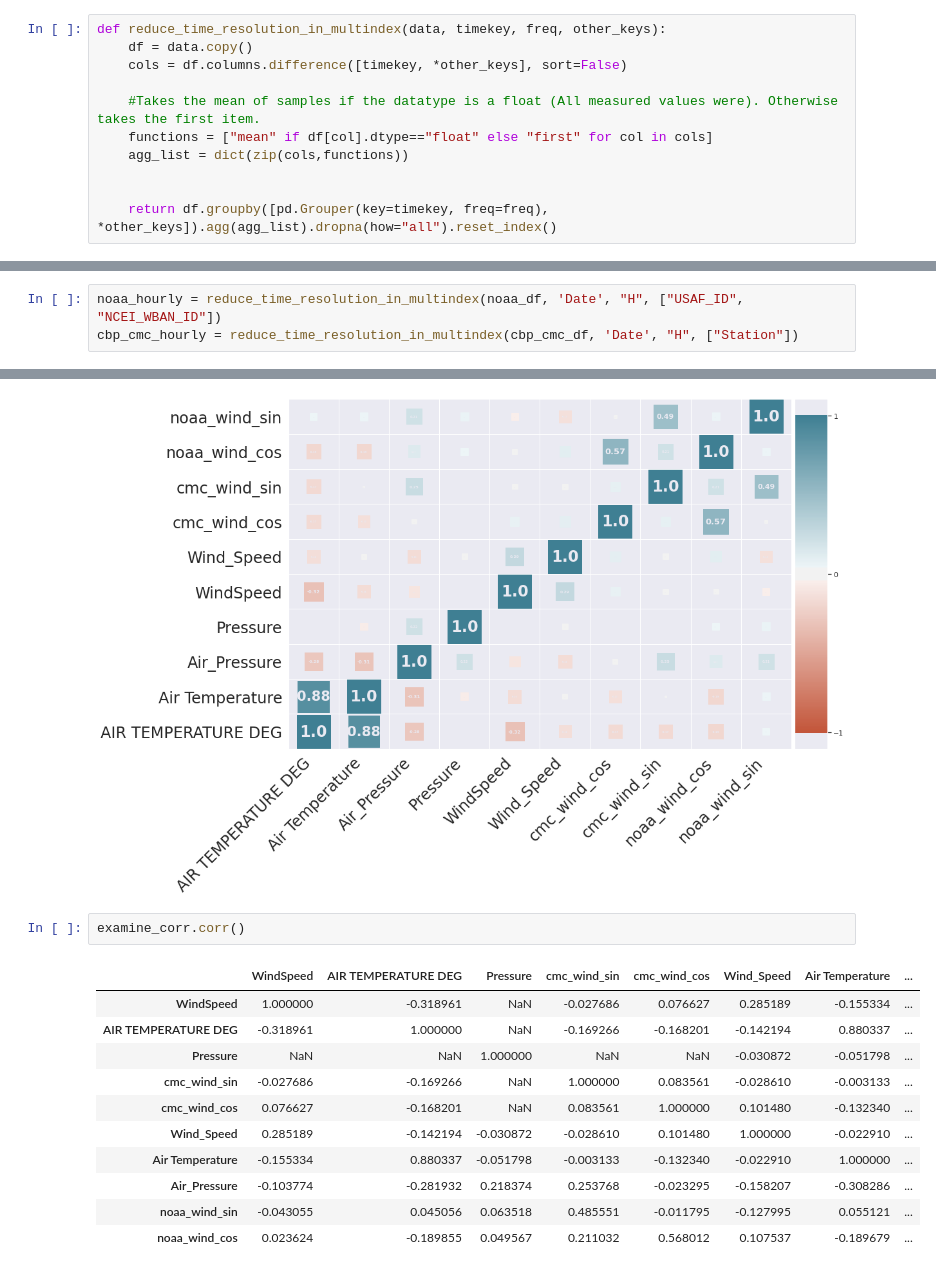
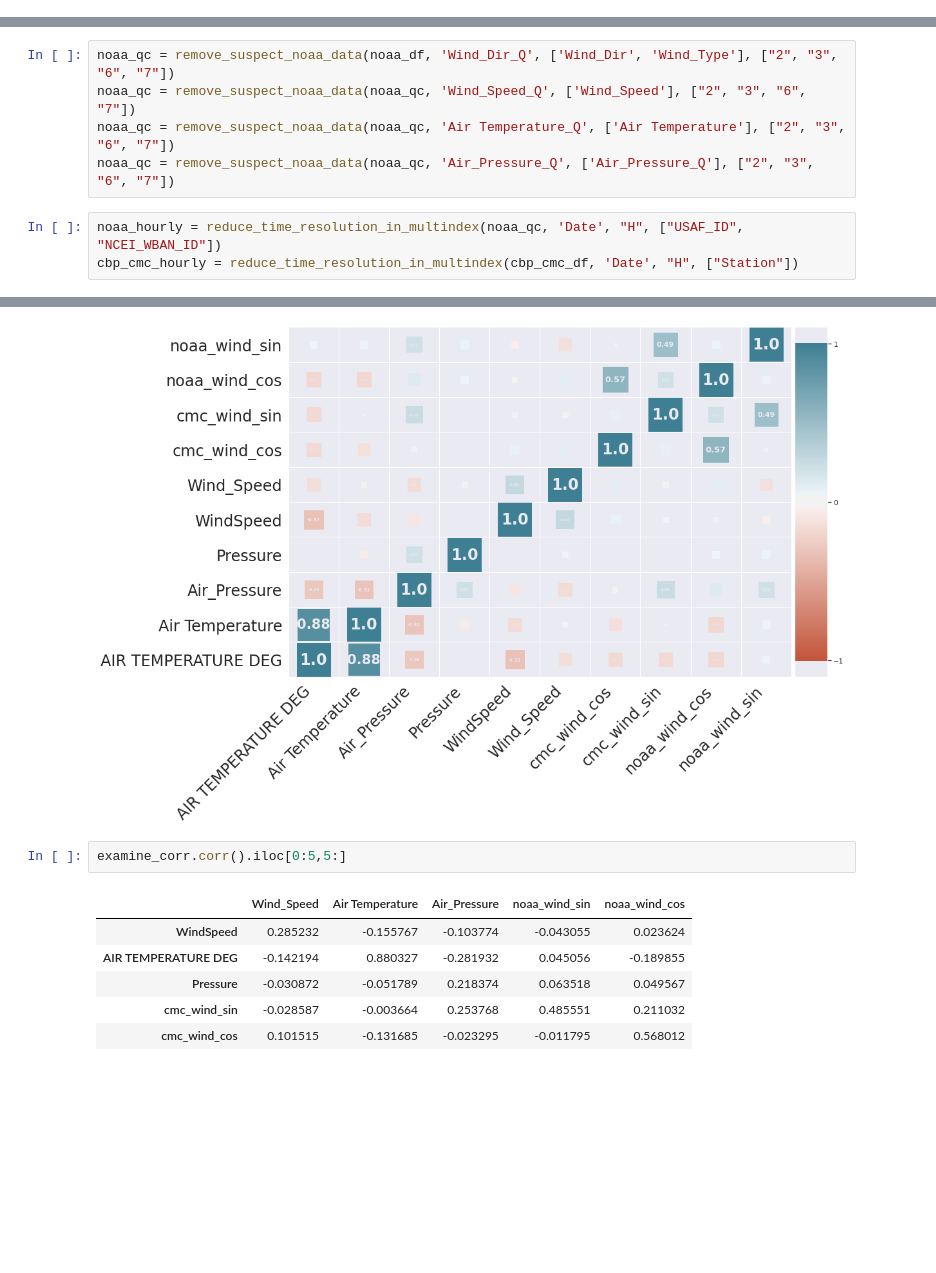
Before and after one commit to coreyryanhanson/hackthebay, a Jupyter notebook: datagathering.ipynb, the cells around one changed output, grey strips where cells are left out. Saved outputs shown, nothing was run; the diff lists cells and outputs as text; blank space fills up the shorter version.

Commit message:
cbp/cmc neighbors and noaa imputing

```diff
--- a/datagathering.ipynb
+++ b/datagathering.ipynb
@@ -410,14 +412,3 @@ plt.show()
 (121224, 44)
 (10097291, 31)
 [figure]
-# %%
-def reduce_time_resolution_in_multindex(data, timekey, freq, other_keys):
-    df = data.copy()
-    cols = df.columns.difference([timekey, *other_keys], sort=False)
-
-    #Takes the mean of samples if the datatype is a float (All measured values were). Otherwise takes the first item.
-    functions = ["mean" if df[col].dtype=="float" else "first" for col in cols]
-    agg_list = dict(zip(cols,functions))
-
-
-    return df.groupby([pd.Grouper(key=timekey, freq=freq), *other_keys]).agg(agg_list).dropna(how="all").reset_index()
@@ -424,3 +417,8 @@ def reduce_time_resolution_in_multindex(data, timekey, freq, other_keys):
+# %%
+noaa_qc = remove_suspect_noaa_data(noaa_df, 'Wind_Dir_Q', ['Wind_Dir', 'Wind_Type'], ["2", "3", "6", "7"])
+noaa_qc = remove_suspect_noaa_data(noaa_qc, 'Wind_Speed_Q', ['Wind_Speed'], ["2", "3", "6", "7"])
+noaa_qc = remove_suspect_noaa_data(noaa_qc, 'Air Temperature_Q', ['Air Temperature'], ["2", "3", "6", "7"])
+noaa_qc = remove_suspect_noaa_data(noaa_qc, 'Air_Pressure_Q', ['Air_Pressure_Q'], ["2", "3", "6", "7"])
 # %%
-noaa_hourly = reduce_time_resolution_in_multindex(noaa_df, 'Date', "H", ["USAF_ID", "NCEI_WBAN_ID"])
+noaa_hourly = reduce_time_resolution_in_multindex(noaa_qc, 'Date', "H", ["USAF_ID", "NCEI_WBAN_ID"])
 cbp_cmc_hourly = reduce_time_resolution_in_multindex(cbp_cmc_df, 'Date', "H", ["Station"])
@@ -470,16 +462,11 @@ dynamic_heatmap(examine_corr, examine_corr.columns, fontsize=24, annot=True, pal
 <Figure size 1080x720 with 0 Axes>
 [figure]
 # %%
-examine_corr.corr()
+examine_corr.corr().iloc[0:5,5:]
 # %% [output]
-|  | WindSpeed | AIR TEMPERATURE DEG | Pressure | cmc_wind_sin | cmc_wind_cos | Wind_Speed | Air Temperature | ... |
-| WindSpeed | 1.000000 | -0.318961 | NaN | -0.027686 | 0.076627 | 0.285189 | -0.155334 | ... |
-| AIR TEMPERATURE DEG | -0.318961 | 1.000000 | NaN | -0.169266 | -0.168201 | -0.142194 | 0.880337 | ... |
-| Pressure | NaN | NaN | 1.000000 | NaN | NaN | -0.030872 | -0.051798 | ... |
-| cmc_wind_sin | -0.027686 | -0.169266 | NaN | 1.000000 | 0.083561 | -0.028610 | -0.003133 | ... |
-| cmc_wind_cos | 0.076627 | -0.168201 | NaN | 0.083561 | 1.000000 | 0.101480 | -0.132340 | ... |
-| Wind_Speed | 0.285189 | -0.142194 | -0.030872 | -0.028610 | 0.101480 | 1.000000 | -0.022910 | ... |
-| Air Temperature | -0.155334 | 0.880337 | -0.051798 | -0.003133 | -0.132340 | -0.022910 | 1.000000 | ... |
-| Air_Pressure | -0.103774 | -0.281932 | 0.218374 | 0.253768 | -0.023295 | -0.158207 | -0.308286 | ... |
-| noaa_wind_sin | -0.043055 | 0.045056 | 0.063518 | 0.485551 | -0.011795 | -0.127995 | 0.055121 | ... |
-| noaa_wind_cos | 0.023624 | -0.189855 | 0.049567 | 0.211032 | 0.568012 | 0.107537 | -0.189679 | ... |
+|  | Wind_Speed | Air Temperature | Air_Pressure | noaa_wind_sin | noaa_wind_cos |
+| WindSpeed | 0.285232 | -0.155767 | -0.103774 | -0.043055 | 0.023624 |
+| AIR TEMPERATURE DEG | -0.142194 | 0.880327 | -0.281932 | 0.045056 | -0.189855 |
+| Pressure | -0.030872 | -0.051789 | 0.218374 | 0.063518 | 0.049567 |
+| cmc_wind_sin | -0.028587 | -0.003664 | 0.253768 | 0.485551 | 0.211032 |
+| cmc_wind_cos | 0.101515 | -0.131685 | -0.023295 | -0.011795 | 0.568012 |
```
Also changed, not shown: parts of 17 cells of this notebook, 2 other files.
